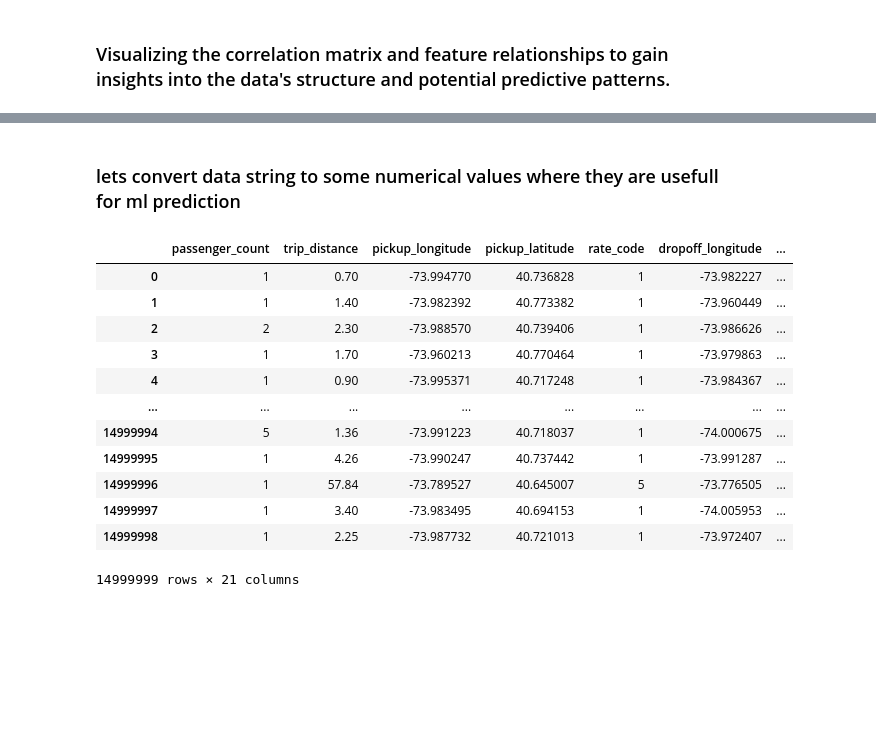
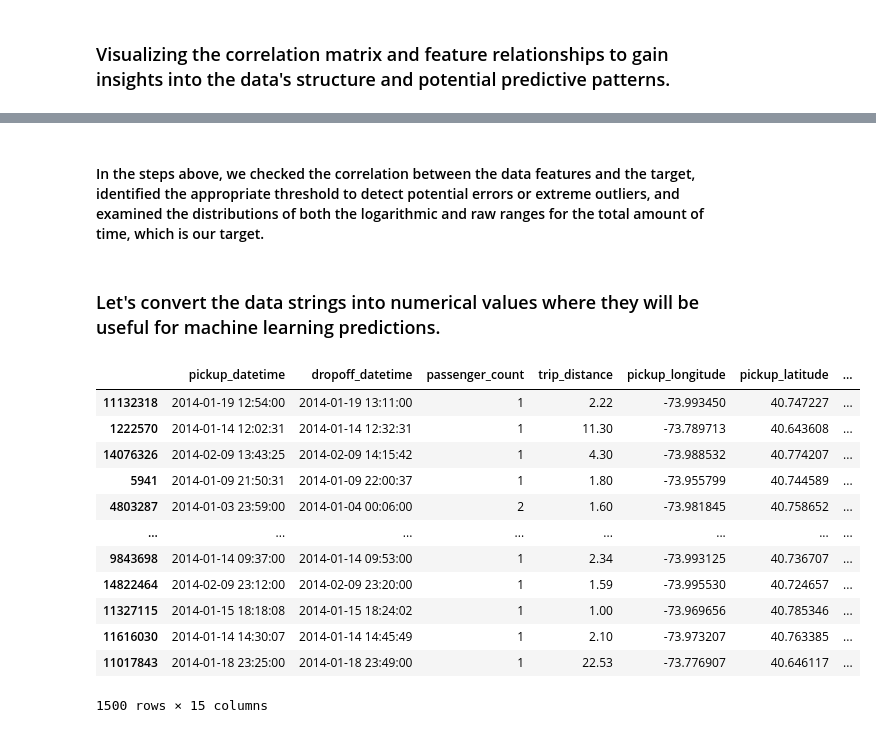
Before and after one commit to Esmaeil-Mashhadi/NewYork_Taxi_Travel_Prediction, a Jupyter notebook: main.ipynb, the cells around one changed output, grey strips where cells are left out. Drawn from its saved outputs; the diff is of its cells as text; code cells hidden in the pictures; blank space fills up the shorter version.

```diff
--- a/main.ipynb
+++ b/main.ipynb
@@ -81,5 +83,7 @@ plt.tight_layout()
+# %% [markdown]
+#### In the steps above, we checked the correlation between the data features and the target, identified the appropriate threshold to detect potential errors or extreme outliers, and examined the distributions of both the logarithmic and raw ranges for the total amount of time, which is our target.
 # %% [markdown]
-### lets convert data string to some numerical values where they are usefull for ml prediction
+### Let's convert the data strings into numerical values where they will be useful for machine learning predictions.
 # %%
 nyc_df['pickup_datetime'] = pd.to_datetime(nyc_df['pickup_datetime'])
 nyc_df['dropoff_datetime'] = pd.to_datetime(nyc_df['dropoff_datetime'])
@@ -100,19 +104,19 @@ nyc_df = nyc_df.drop(columns=['pickup_datetime', 'dropoff_datetime'])
 nyc_df['pickup_is_weekend'] = nyc_df['pickup_weekday'].apply(lambda x: 1 if x >= 5 else 0)
 # since weekend matter and its special ocasion i tried to create feature here , for weekend where
 # weekday is higher that 5 , saturday and sunday
-# %%
-nyc_df
-# %% [output]
-|  | passenger_count | trip_distance | pickup_longitude | pickup_latitude | rate_code | dropoff_longitude | ... |
-| 0 | 1 | 0.70 | -73.994770 | 40.736828 | 1 | -73.982227 | ... |
-| 1 | 1 | 1.40 | -73.982392 | 40.773382 | 1 | -73.960449 | ... |
-| 2 | 2 | 2.30 | -73.988570 | 40.739406 | 1 | -73.986626 | ... |
-| 3 | 1 | 1.70 | -73.960213 | 40.770464 | 1 | -73.979863 | ... |
-| 4 | 1 | 0.90 | -73.995371 | 40.717248 | 1 | -73.984367 | ... |
-| ... | ... | ... | ... | ... | ... | ... | ... |
-| 14999994 | 5 | 1.36 | -73.991223 | 40.718037 | 1 | -74.000675 | ... |
-| 14999995 | 1 | 4.26 | -73.990247 | 40.737442 | 1 | -73.991287 | ... |
-| 14999996 | 1 | 57.84 | -73.789527 | 40.645007 | 5 | -73.776505 | ... |
-| 14999997 | 1 | 3.40 | -73.983495 | 40.694153 | 1 | -74.005953 | ... |
-| 14999998 | 1 | 2.25 | -73.987732 | 40.721013 | 1 | -73.972407 | ... |
-14999999 rows × 21 columns
+# %%
+nyc_df.sample(frac=0.0001)
+# %% [output]
+|  | pickup_datetime | dropoff_datetime | passenger_count | trip_distance | pickup_longitude | pickup_latitude | ... |
+| 11132318 | 2014-01-19 12:54:00 | 2014-01-19 13:11:00 | 1 | 2.22 | -73.993450 | 40.747227 | ... |
+| 1222570 | 2014-01-14 12:02:31 | 2014-01-14 12:32:31 | 1 | 11.30 | -73.789713 | 40.643608 | ... |
+| 14076326 | 2014-02-09 13:43:25 | 2014-02-09 14:15:42 | 1 | 4.30 | -73.988532 | 40.774207 | ... |
+| 5941 | 2014-01-09 21:50:31 | 2014-01-09 22:00:37 | 1 | 1.80 | -73.955799 | 40.744589 | ... |
+| 4803287 | 2014-01-03 23:59:00 | 2014-01-04 00:06:00 | 2 | 1.60 | -73.981845 | 40.758652 | ... |
+| ... | ... | ... | ... | ... | ... | ... | ... |
+| 9843698 | 2014-01-14 09:37:00 | 2014-01-14 09:53:00 | 1 | 2.34 | -73.993125 | 40.736707 | ... |
+| 14822464 | 2014-02-09 23:12:00 | 2014-02-09 23:20:00 | 1 | 1.59 | -73.995530 | 40.724657 | ... |
+| 11327115 | 2014-01-15 18:18:08 | 2014-01-15 18:24:02 | 1 | 1.00 | -73.969656 | 40.785346 | ... |
+| 11616030 | 2014-01-14 14:30:07 | 2014-01-14 14:45:49 | 1 | 2.10 | -73.973207 | 40.763385 | ... |
+| 11017843 | 2014-01-18 23:25:00 | 2014-01-18 23:49:00 | 1 | 22.53 | -73.776907 | 40.646117 | ... |
+1500 rows × 15 columns
```
Also changed, not shown: parts of 2 cells of this notebook, 1 other file.
